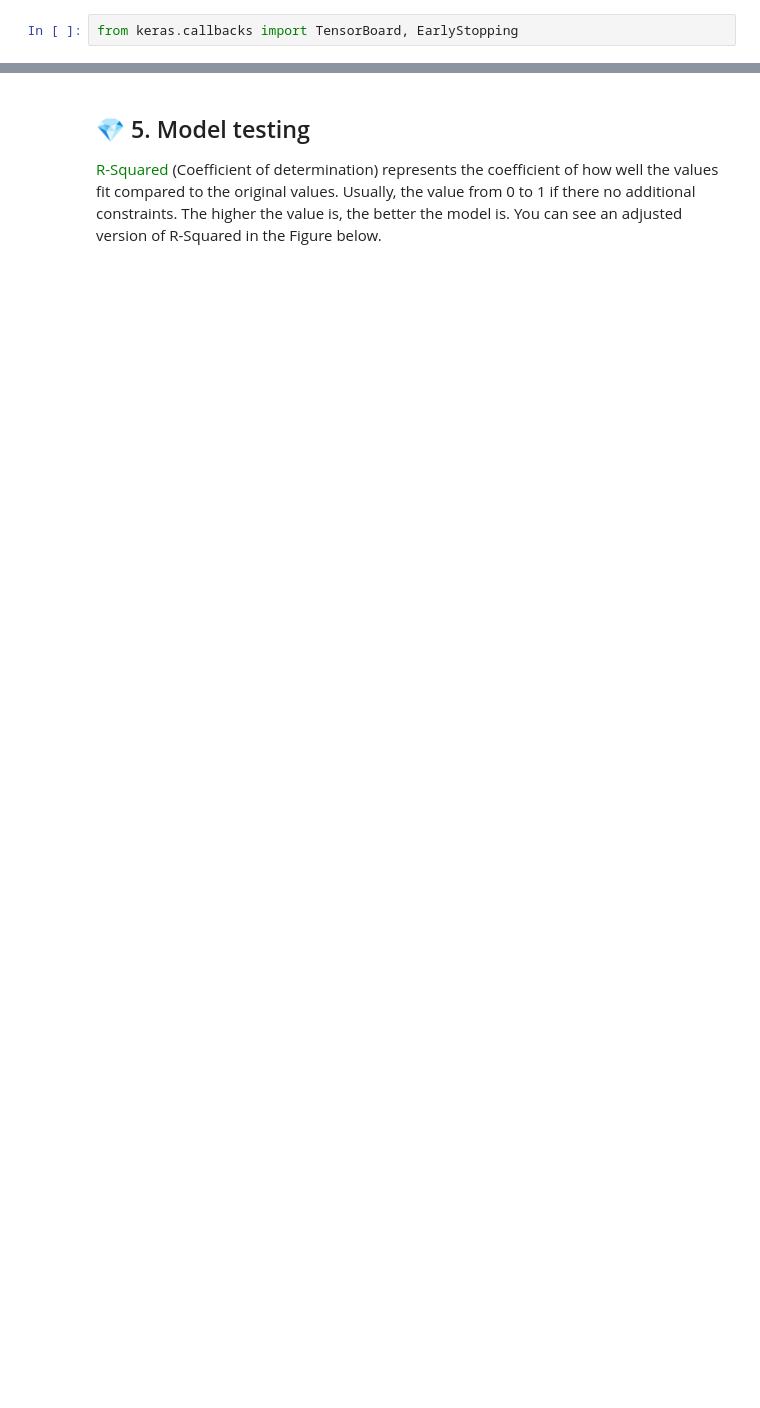
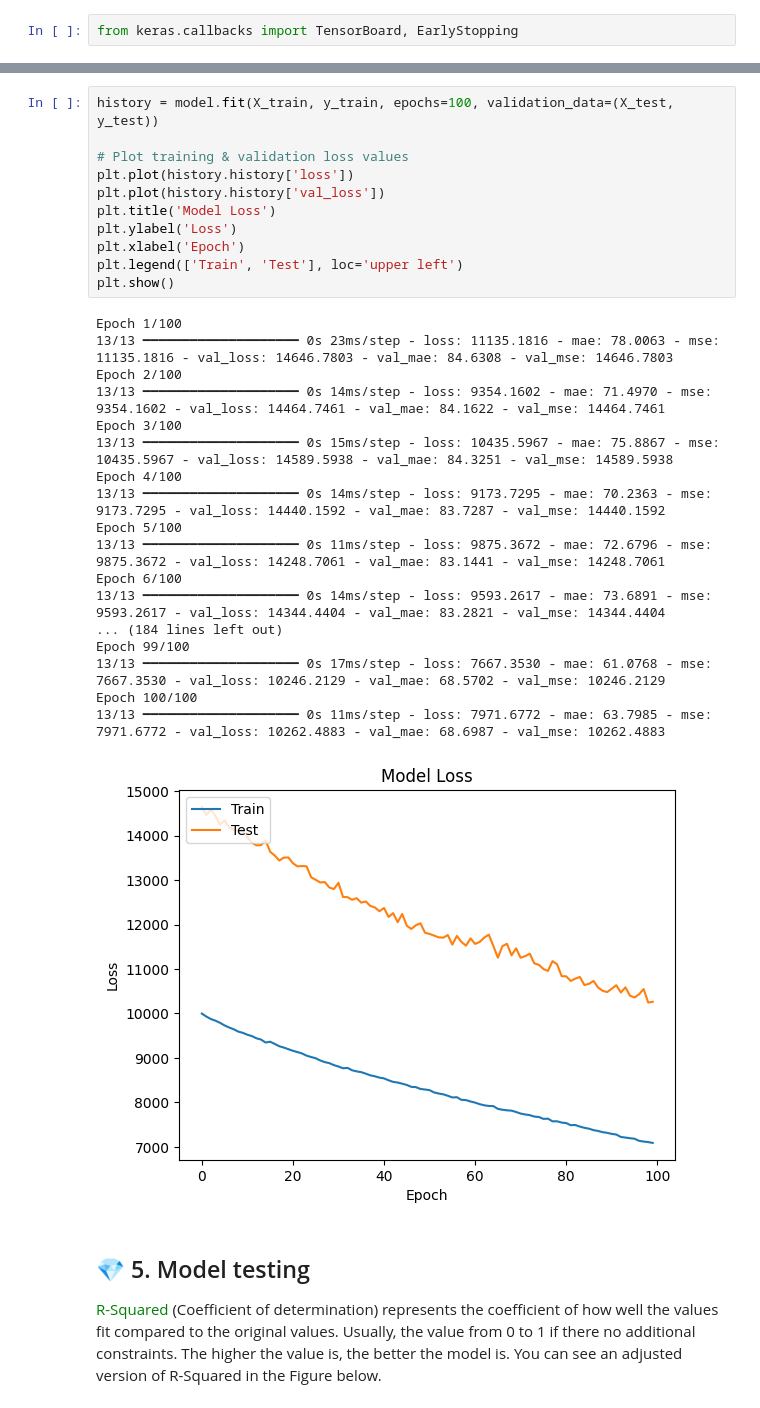
Before and after one commit to ahtalebi/Deep-learning-, a Jupyter notebook: Fitts Law Regressor/4. Fitts_law_regressor.ipynb, the cells around one changed output, grey strips where cells are left out. Cells and saved outputs as stored; diff of their text form; blank space fills up the shorter version.

```diff
--- a/Fitts Law Regressor/4. Fitts_law_regressor.ipynb
+++ b/Fitts Law Regressor/4. Fitts_law_regressor.ipynb
@@ -268,3 +285,33 @@ Epoch 1/100
+# %%
+history = model.fit(X_train, y_train, epochs=100, validation_data=(X_test, y_test))
+
+# Plot training & validation loss values
+plt.plot(history.history['loss'])
+plt.plot(history.history['val_loss'])
+plt.title('Model Loss')
+plt.ylabel('Loss')
+plt.xlabel('Epoch')
+plt.legend(['Train', 'Test'], loc='upper left')
+plt.show()
+# %% [output]
+Epoch 1/100
+13/13 ━━━━━━━━━━━━━━━━━━━━ 0s 23ms/step - loss: 11135.1816 - mae: 78.0063 - mse: 11135.1816 - val_loss: 14646.7803 - val_mae: 84.6308 - val_mse: 14646.7803
+Epoch 2/100
+13/13 ━━━━━━━━━━━━━━━━━━━━ 0s 14ms/step - loss: 9354.1602 - mae: 71.4970 - mse: 9354.1602 - val_loss: 14464.7461 - val_mae: 84.1622 - val_mse: 14464.7461
+Epoch 3/100
+13/13 ━━━━━━━━━━━━━━━━━━━━ 0s 15ms/step - loss: 10435.5967 - mae: 75.8867 - mse: 10435.5967 - val_loss: 14589.5938 - val_mae: 84.3251 - val_mse: 14589.5938
+Epoch 4/100
+13/13 ━━━━━━━━━━━━━━━━━━━━ 0s 14ms/step - loss: 9173.7295 - mae: 70.2363 - mse: 9173.7295 - val_loss: 14440.1592 - val_mae: 83.7287 - val_mse: 14440.1592
+Epoch 5/100
+13/13 ━━━━━━━━━━━━━━━━━━━━ 0s 11ms/step - loss: 9875.3672 - mae: 72.6796 - mse: 9875.3672 - val_loss: 14248.7061 - val_mae: 83.1441 - val_mse: 14248.7061
+Epoch 6/100
+13/13 ━━━━━━━━━━━━━━━━━━━━ 0s 14ms/step - loss: 9593.2617 - mae: 73.6891 - mse: 9593.2617 - val_loss: 14344.4404 - val_mae: 83.2821 - val_mse: 14344.4404
+... (184 lines left out)
+Epoch 99/100
+13/13 ━━━━━━━━━━━━━━━━━━━━ 0s 17ms/step - loss: 7667.3530 - mae: 61.0768 - mse: 7667.3530 - val_loss: 10246.2129 - val_mae: 68.5702 - val_mse: 10246.2129
+Epoch 100/100
+13/13 ━━━━━━━━━━━━━━━━━━━━ 0s 11ms/step - loss: 7971.6772 - mae: 63.7985 - mse: 7971.6772 - val_loss: 10262.4883 - val_mae: 68.6987 - val_mse: 10262.4883
+[figure, added]
 # %% [markdown]
 ## 💎 5. Model testing
 
```
Also changed, not shown: parts of 2 cells of this notebook, 1 other file.
